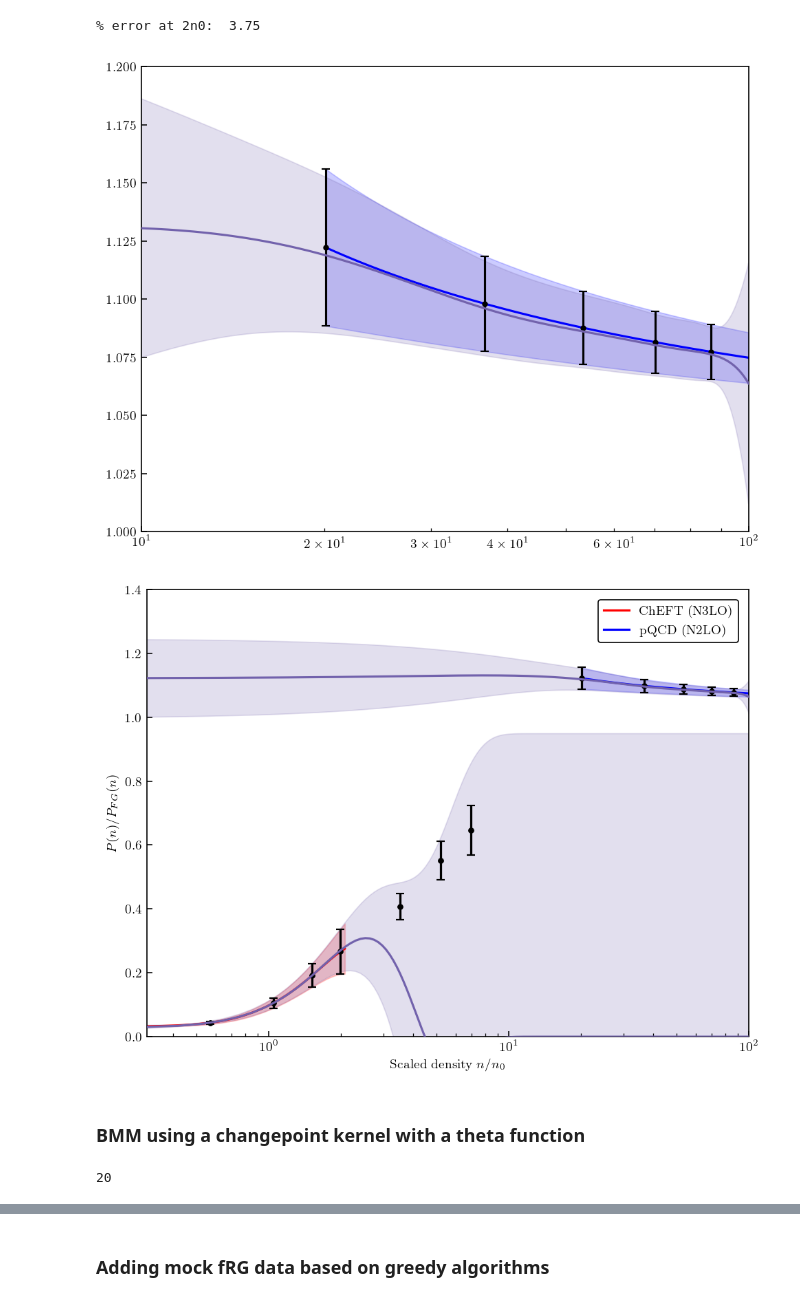
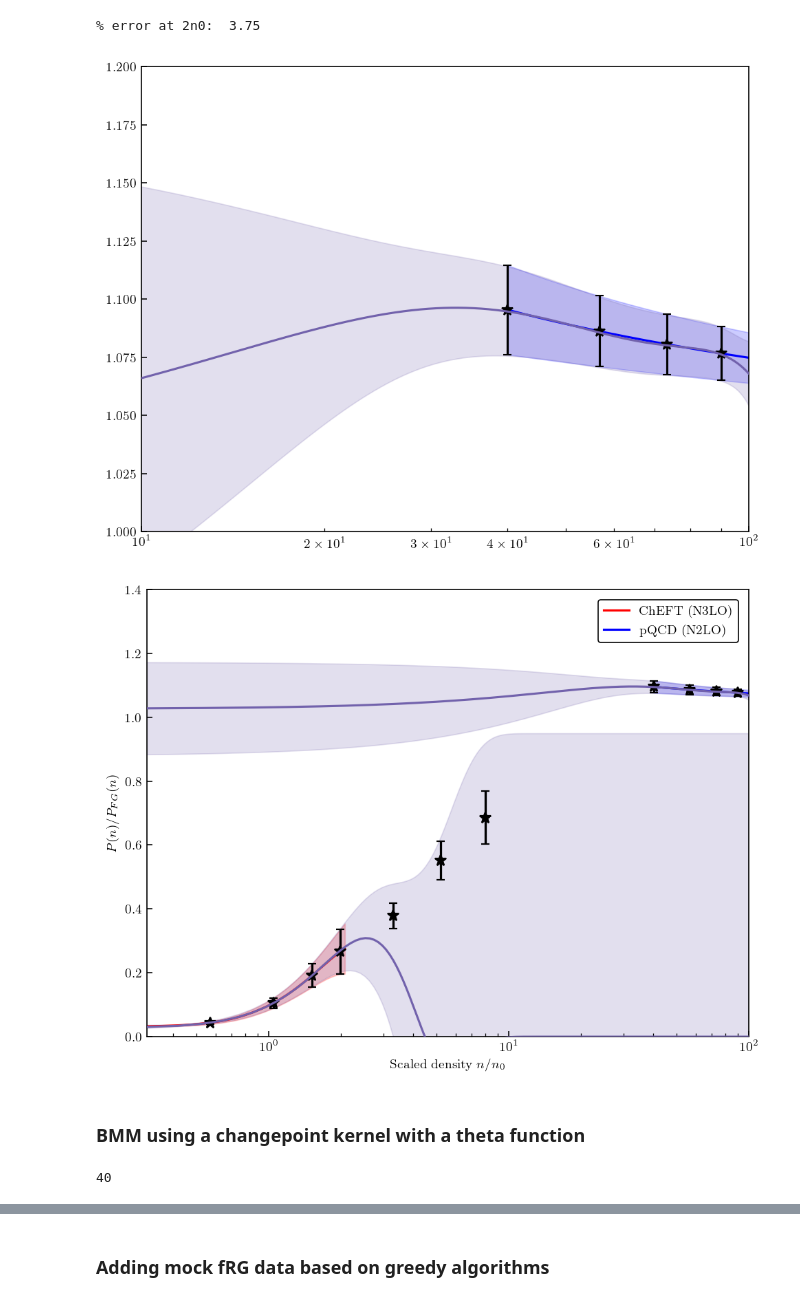
Before and after one commit to asemposki/neutron-rich-bmm, a Jupyter notebook: notebooks/NSM_Changepoint.ipynb, the cells around one changed output, grey strips where cells are left out. Cells and saved outputs as stored; diff of their text form; code cells hidden in the pictures.

Commit message:
fixing FRG data to include larger error bars

```diff
--- a/notebooks/NSM_Changepoint.ipynb
+++ b/notebooks/NSM_Changepoint.ipynb
@@ -22,7 +36,7 @@ print(number)
 3
 # %%
 # cutoff parameter moves up here for clarity
-cutoff = 20
+cutoff = 40
 # %% [markdown]
 ---
 # %%
@@ -275,5 +190,15 @@ Std dev:
 # %%
 errorbar_kwargs_2 = dict(
+    capsize=3,
+    ecolor="k",
+    ls="none",
+    marker="*",
+    markerfacecolor="k",
+    markeredgecolor="k",
+    markersize=8,
+)
+
+errorbar_kwargs_frg = dict(
     capsize=3,
     ecolor="k",
     ls="none",
@@ -431,35 +359,39 @@ print('% error at 2n0: ', round((std_band - gp_band)/std_band*100, 2))
 % error at 2n0:  3.75
 # %%
 # now we're going to attempt to fit pQCD
-k_pqcd = (C(constant_value=1.0, constant_value_bounds='fixed') \
-          * RBF(length_scale=6.5, length_scale_bounds='fixed'))  # 6.5 for 20n0; 10.0 for 40n0
+if cutoff == 20:
+    k_pqcd = (C(constant_value=1.0, constant_value_bounds='fixed') \
+              * RBF(length_scale=6.5, length_scale_bounds='fixed'))
+elif cutoff == 40:
+    k_pqcd = (C(constant_value=1.0, constant_value_bounds='fixed') \
+              * RBF(length_scale=10.0, length_scale_bounds='fixed'))
 
 # chiral EFT
 gp2 = GaussianProcessRegressor2dNoise(
     kernel=k_pqcd,
     alpha = pqcd_tr_final['cov'],
 )
 
 gp2.fit(pqcd_tr_final['dens'].reshape(-1,1), pqcd_tr_final['mean'].reshape(-1,1), priors=False, \
         prior_choice='truncnorm_15')
 
 pqcd_predict, pqcd_std_predict = gp2.predict(density_test.reshape(-1,1), return_std=True)
 _, pqcd_cov_predict = gp2.predict(density_test.reshape(-1,1), return_cov=True)
 
 # plot the result quickly to test
 plt.plot(n_pqcd/n0, p_mean_pqcd, color='blue', label=r'pQCD (N2LO)')
 plt.fill_between(n_pqcd/n0, p_mean_pqcd-p_stdv_pqcd, p_mean_pqcd+p_stdv_pqcd, alpha=0.2, color=color_pqcd)
 plt.errorbar(x=training_data_2['dens']/n0, y=training_data_2['mean'], yerr=training_data_2['std'], \
             **errorbar_kwargs_2)
 plt.plot(density_test/n0, pqcd_predict, color=colors[2], zorder=10)
 plt.fill_between(density_test/n0, pqcd_predict-pqcd_std_predict, pqcd_predict+pqcd_std_predict, \
                  color=colors[2], alpha=0.2)
 plt.ylim(1.0, 1.2)
 plt.xlim(10.0, 100.0)
 plt.xscale('log')
 plt.show()
 # %% [output]
-[figure, old version]
+[figure, new version]
 # %%
 # check the plotting of both of these together, see what they look like
 plt.plot(n_xeft/n0, p_mean_xeft, color='red', label=r'ChEFT (N3LO)')
@@ -485,7 +417,7 @@ plt.xlabel(r'Scaled density $n/n_0$')
 plt.ylabel(r'$P(n)/P_{FG}(n)$')
 plt.show()
 # %% [output]
-[figure, old version]
+[figure, new version]
 # %% [markdown]
 ### BMM using a changepoint kernel with a theta function
 # %%
@@ -505,7 +437,7 @@ gpcp = GaussianProcessRegressor2dNoise(kernel=kernel, alpha=training_data_2['cov
                                        n_restarts_optimizer=10000)
 print(cutoff)
 # %% [output]
-20
+40
 # %%
 # train the kernel (though we really don't need to, we need to fit)
 X_train = training_data_2['dens'].reshape(-1,1)
```
Also changed, not shown: parts of 20 cells of this notebook, 1 other file.
